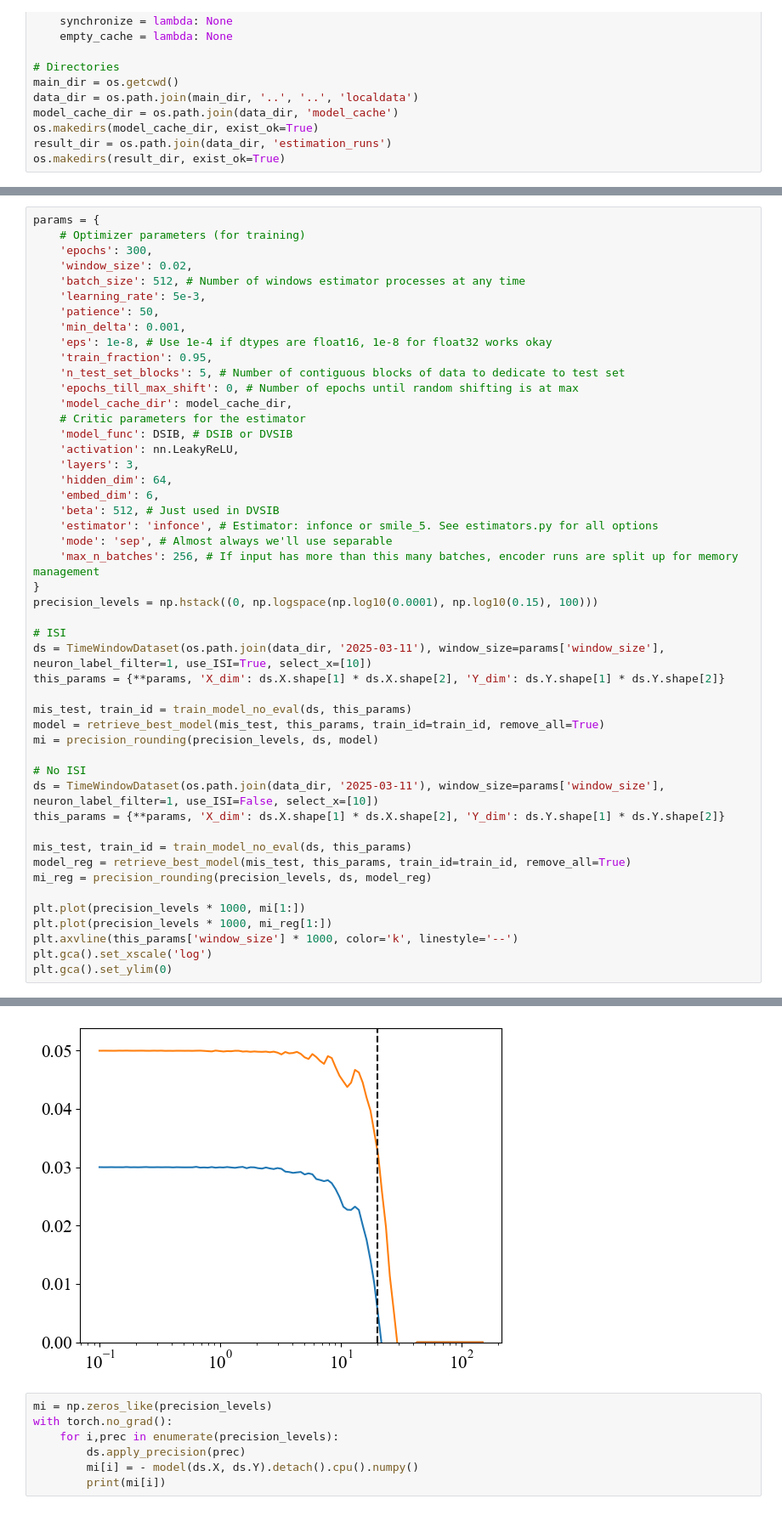
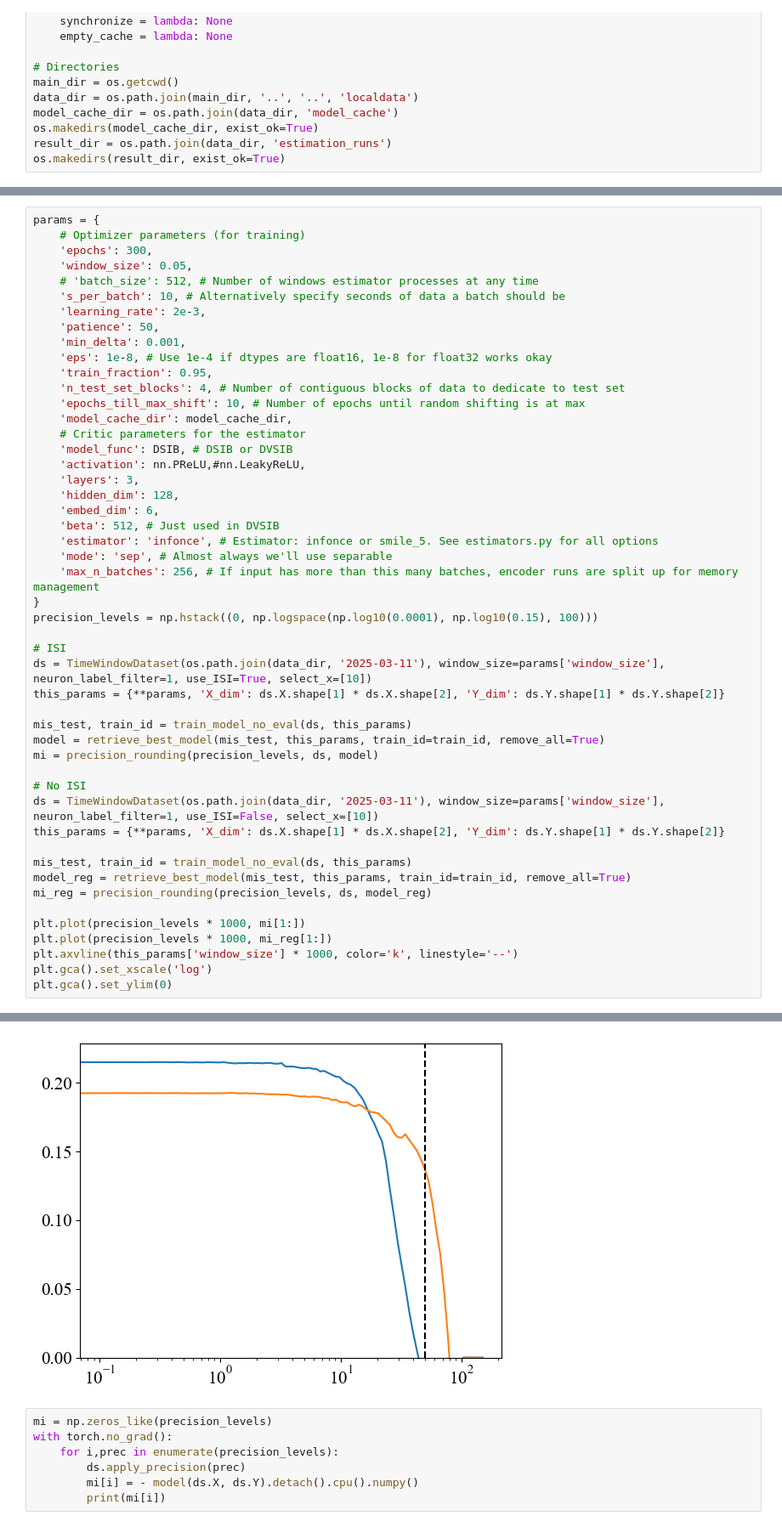
Before and after one commit to LeoJW/VNCMPanalysis, a Jupyter notebook: eslam_MI/Mothy_MI.ipynb, the cells around one changed output, grey strips where cells are left out. Shown at 85% size. Saved outputs shown, nothing was run; the diff lists cells and outputs as text.

Commit message:
new network comparison run, bias in first layer, different learning rate, ISI

```diff
--- a/eslam_MI/Mothy_MI.ipynb
+++ b/eslam_MI/Mothy_MI.ipynb
@@ -75,21 +141,22 @@ Low priority:
 params = {
     # Optimizer parameters (for training)
     'epochs': 300,
-    'window_size': 0.02,
-    'batch_size': 512, # Number of windows estimator processes at any time
-    'learning_rate': 5e-3,
+    'window_size': 0.05,
+    # 'batch_size': 512, # Number of windows estimator processes at any time
+    's_per_batch': 10, # Alternatively specify seconds of data a batch should be
+    'learning_rate': 2e-3,
     'patience': 50,
     'min_delta': 0.001,
     'eps': 1e-8, # Use 1e-4 if dtypes are float16, 1e-8 for float32 works okay
     'train_fraction': 0.95,
-    'n_test_set_blocks': 5, # Number of contiguous blocks of data to dedicate to test set
-    'epochs_till_max_shift': 0, # Number of epochs until random shifting is at max
+    'n_test_set_blocks': 4, # Number of contiguous blocks of data to dedicate to test set
+    'epochs_till_max_shift': 10, # Number of epochs until random shifting is at max
     'model_cache_dir': model_cache_dir,
     # Critic parameters for the estimator
     'model_func': DSIB, # DSIB or DVSIB
-    'activation': nn.LeakyReLU,
+    'activation': nn.PReLU,#nn.LeakyReLU,
     'layers': 3,
-    'hidden_dim': 64,
+    'hidden_dim': 128,
     'embed_dim': 6,
     'beta': 512, # Just used in DVSIB
     'estimator': 'infonce', # Estimator: infonce or smile_5. See estimators.py for all options
@@ -141,4 +208,4 @@ Early stopping triggered after 200 epochs. Best estimator_ts: 0.0394255556166172
-[figure, old version]
+[figure, new version]
 # %%
 mi = np.zeros_like(precision_levels)
 with torch.no_grad():
```
Also changed, not shown: parts of 4 cells of this notebook, 4 other files.
